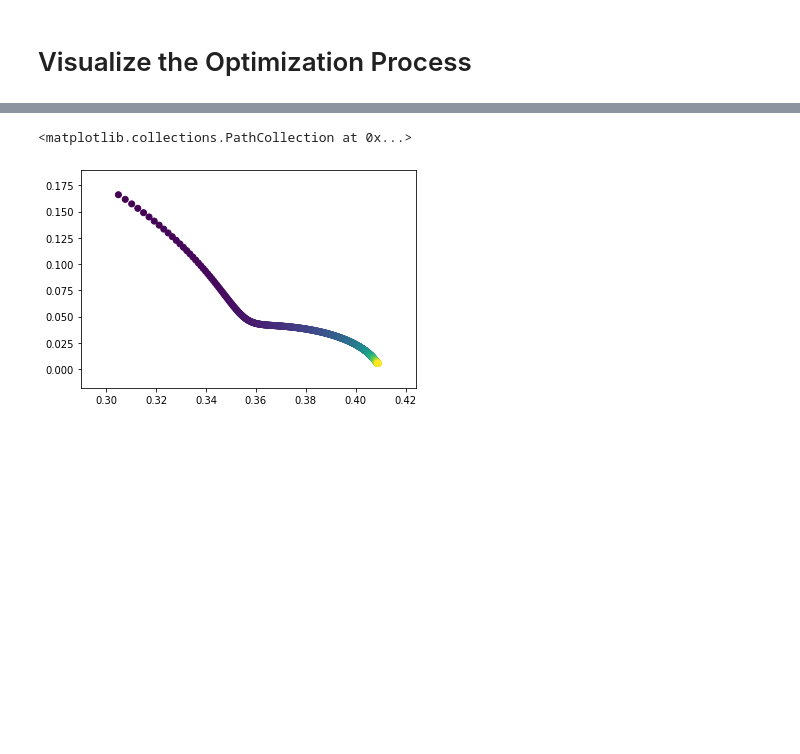
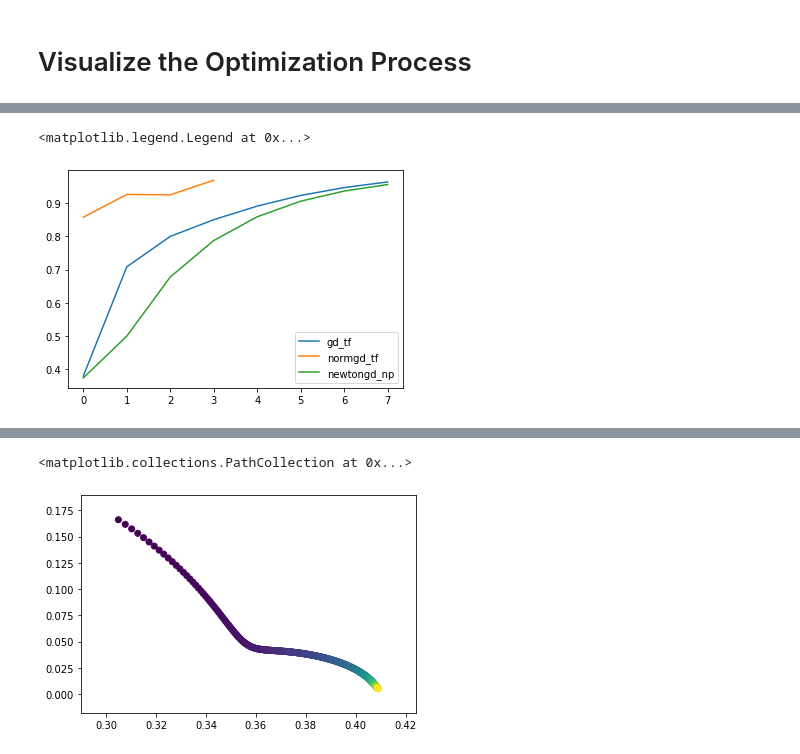
Before and after one commit to sesajad/quantum-state-construction, a Jupyter notebook: code/visualize_optimization.ipynb, the cells around one changed output, grey strips where cells are left out. Drawn from its saved outputs; the diff is of its cells as text; code cells hidden in the pictures; blank space fills up the shorter version.

```diff
--- a/code/visualize_optimization.ipynb
+++ b/code/visualize_optimization.ipynb
@@ -31,7 +53,7 @@ def h_generator_tf(batch_size):
 
     return h
 
-def solve_tensorflow(dim, h_generator, source, t):
+def solve_gd_tensorflow(dim, h_generator, source, t):
     batch_size = 1
     tf.reset_default_graph()
 
@@ -48,7 +70,7 @@ def solve_tensorflow(dim, h_generator, source, t):
         fidelities = tf.abs(target_dot)
         loss = 1 - tf.reduce_mean(fidelities)
 
-        optimizer = tf.train.MomentumOptimizer(momentum=0.0, learning_rate=0.1)
+        optimizer = tf.train.MomentumOptimizer(momentum=0.0, learning_rate=2.0)
         gradients = optimizer.compute_gradients(loss)
         optimize_op = optimizer.minimize(loss)
 
@@ -60,7 +82,7 @@ def solve_tensorflow(dim, h_generator, source, t):
         init_op = tf.global_variables_initializer()
         session.run(init_op)
         with tqdm() as qb:
-            while len(fidelities_val) < 2 or fidelities_val[-1] < 0.99 and len(fidelities_val) < 10000:
+            while len(fidelities_val) < 2 or fidelities_val[-1] < STOP and len(fidelities_val) < 1000:
                 session.run(optimize_op, feed_dict={target: t})
                 states_val.append(session.run(estimated_target, feed_dict={target: t}).squeeze())
                 gradients_val.append(session.run(gradients, feed_dict={target: t}))
@@ -77,5 +202,5 @@ target /= np.linalg.norm(target)
 
 source = np.array([1] + (dim - 1) * [0])
 # %%
-fidelities, states, gradients, parameters = solve_tensorflow(dim, h_generator_tf, source, np.expand_dims(target, axis=0))
+gdfs, _, dgdfs, hs = solve_gd_tensorflow(dim, h_generator_tf, source, np.expand_dims(target, axis=0))
 # %% [output]
@@ -164,5 +208,5 @@ def solve_gd_numpy(dim, h_generator, source, target, start):
 # %%
-#gddfs, gdfs, h = solve_gd_numpy(dim, h_generator_np, source, target, np.zeros((dim, dim)))
+ngdfs, _, dngdfs, hs = solve_normgd_tensorflow(dim, h_generator_tf, source, np.expand_dims(target, axis=0))
 states, mfs, h = solve_monotonic_numpy(dim, h_generator_np, source, target,  np.zeros((dim, dim)))
 # %% [output]
 [interactive output not drawn]
@@ -170 +214,11 @@ KeyboardInterrupt:
+# %%
+plt.plot(gdfs, label='gd_tf')
+plt.plot(ngdfs, label='normgd_tf')
+plt.plot(mfs, label='newtongd_np')
+#plt.plot([-np.log(s)/10 for s in states])
+
+plt.legend(loc='lower right')
+# %% [output]
+<matplotlib.legend.Legend at 0x...>
+[figure, added]
 # %%
```
Also changed, not shown: parts of 12 cells of this notebook, 3 other files.
